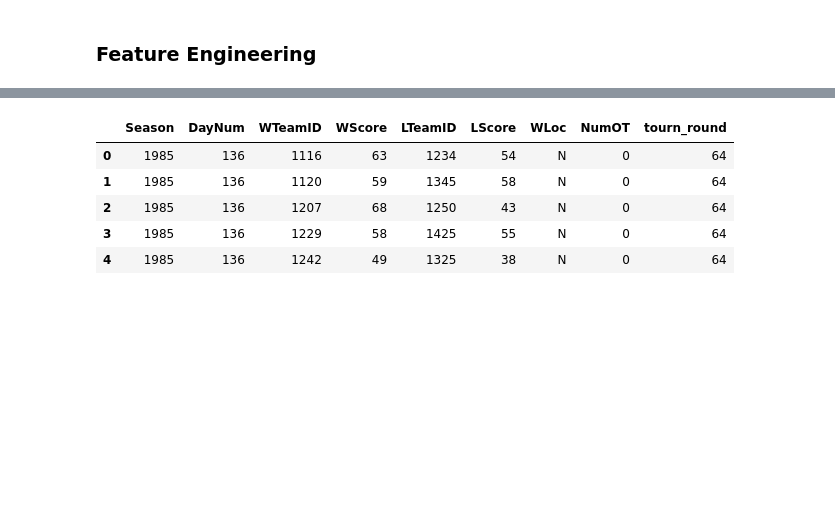
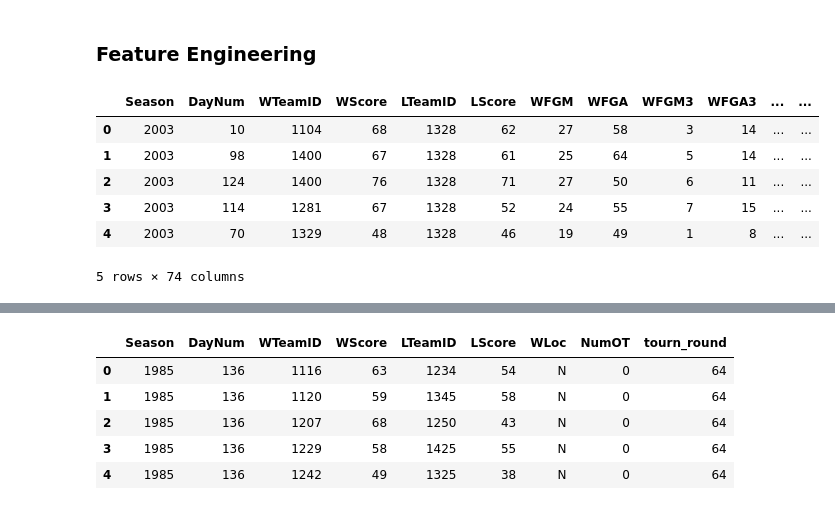
Before and after one commit to mjmcfalls/udacity-machine-learning, a Jupyter notebook: projects/capstone/Capstone-Notebook-Working.ipynb, the cells around one changed output, grey strips where cells are left out. Cells and saved outputs as stored; diff of their text form; code cells hidden in the pictures; blank space fills up the shorter version.

```diff
--- a/projects/capstone/Capstone-Notebook-Working.ipynb
+++ b/projects/capstone/Capstone-Notebook-Working.ipynb
@@ -208,3 +209,14 @@ df_regularSeason['Lft_rate'] = df_regularSeason.apply(lambda row: row.LFTM / row
 df_regularSeason['Last_rtio'] = df_regularSeason.apply(lambda row: row.LAst / (row.LFGA + 0.475*row.LFTA + row.LTO + row.LAst) * 100, axis=1)
 df_regularSeason['Lblk_pct'] = df_regularSeason.apply(lambda row: row.LBlk / row.WFGA2 * 100, axis=1)
 df_regularSeason['Lstl_pct'] = df_regularSeason.apply(lambda row: row.LStl / row.Wposs * 100, axis=1)
+# %%
+df_regularSeason_weighted = df_regularSeason.copy()
+df_regularSeason.head()
+# %% [output]
+|  | Season | DayNum | WTeamID | WScore | LTeamID | LScore | WFGM | WFGA | WFGM3 | WFGA3 | ... | ... |
+| 0 | 2003 | 10 | 1104 | 68 | 1328 | 62 | 27 | 58 | 3 | 14 | ... | ... |
+| 1 | 2003 | 98 | 1400 | 67 | 1328 | 61 | 25 | 64 | 5 | 14 | ... | ... |
+| 2 | 2003 | 124 | 1400 | 76 | 1328 | 71 | 27 | 50 | 6 | 11 | ... | ... |
+| 3 | 2003 | 114 | 1281 | 67 | 1328 | 52 | 24 | 55 | 7 | 15 | ... | ... |
+| 4 | 2003 | 70 | 1329 | 48 | 1328 | 46 | 19 | 49 | 1 | 8 | ... | ... |
+5 rows × 74 columns
```
Also changed, not shown: parts of 14 cells of this notebook, 1 other file.
